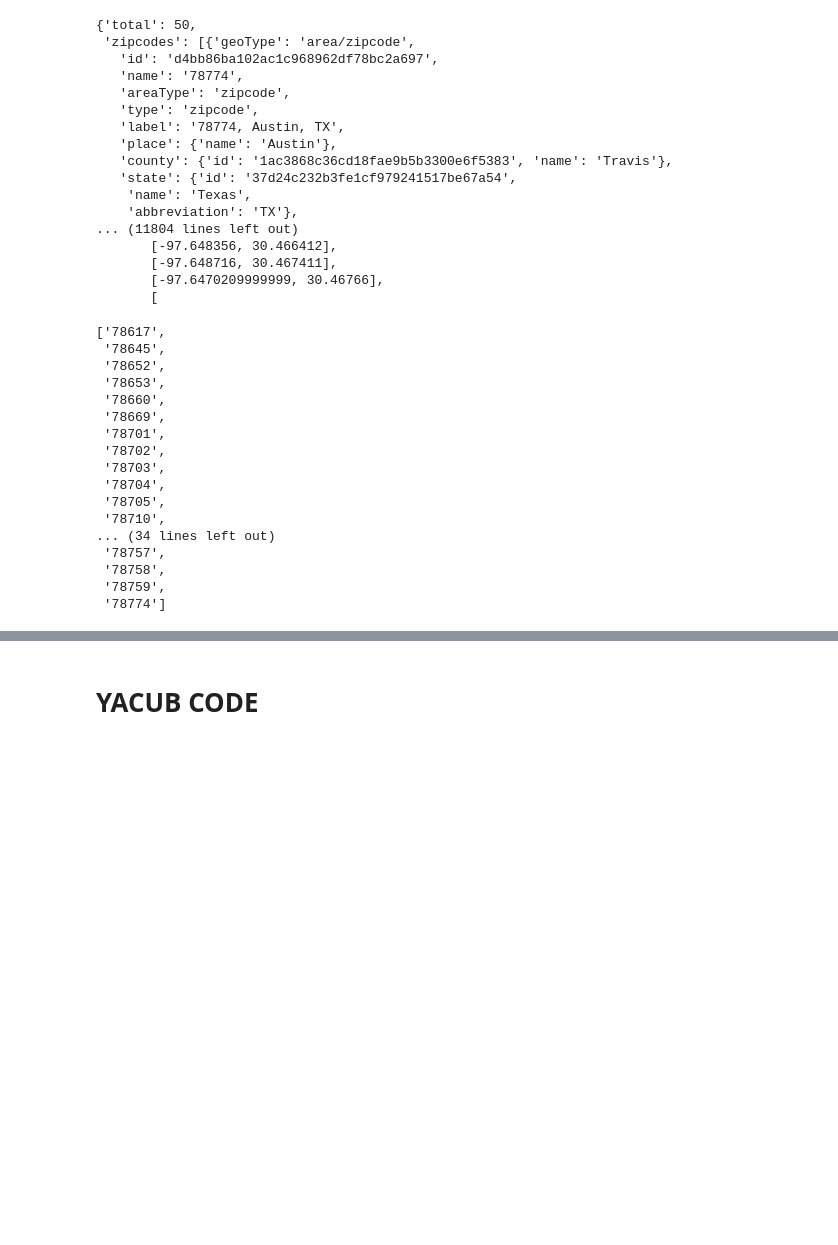
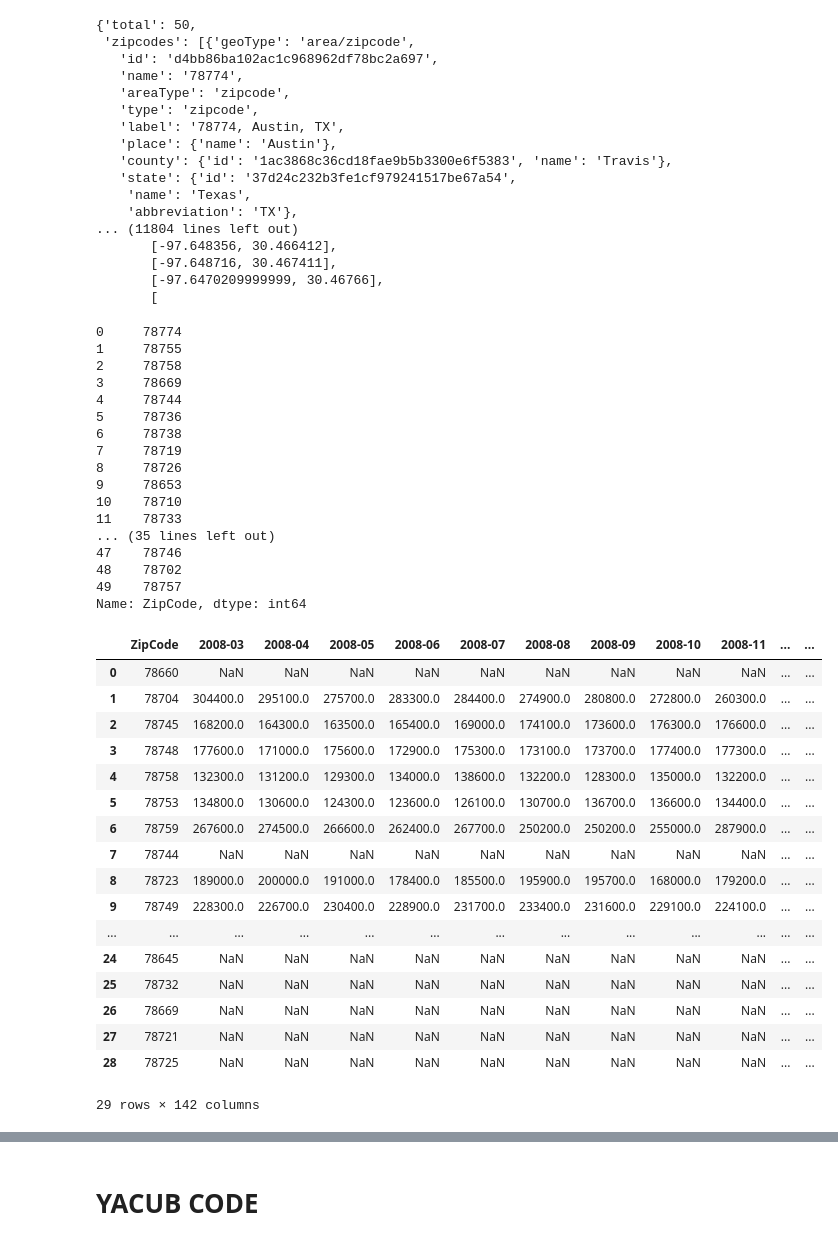
Before and after one commit to ybacoder/project-1, a Jupyter notebook: project_1.ipynb, the cells around one changed output, grey strips where cells are left out. Drawn from its saved outputs; the diff is of its cells as text; code cells hidden in the pictures; blank space fills up the shorter version.

```diff
--- a/project_1.ipynb
+++ b/project_1.ipynb
@@ -75,25 +79,54 @@ r.json()['result']
        [
 # %%
 # get zip code coord data
-n = {zipcode['name'] : zipcode['geometry']['coordinates'] for zipcode in r.json()['result']['zipcodes']} # zip codes and lat/long data
-# n = [zipcode['name'] for zipcode in r.json()['result']['zipcodes']] # only zip codes
-n.sort()
-n
+# n = {zipcode['name'] : zipcode['geometry']['coordinates'] for zipcode in r.json()['result']['zipcodes']} # zip codes and lat/long data
+zip_list = [int(zipcode['name']) for zipcode in r.json()['result']['zipcodes']] # only zip codes
+zip_list = pd.Series(zip_list)
+zip_list.name = "ZipCode"
+zip_list
 # %% [output]
-['78617',
- '78645',
- '78652',
- '78653',
- '78660',
- '78669',
- '78701',
- '78702',
- '78703',
- '78704',
- '78705',
- '78710',
-... (34 lines left out)
- '78757',
- '78758',
- '78759',
- '78774']
+0     78774
+1     78755
+2     78758
+3     78669
+4     78744
+5     78736
+6     78738
+7     78719
+8     78726
+9     78653
+10    78710
+11    78733
+... (35 lines left out)
+47    78746
+48    78702
+49    78757
+Name: ZipCode, dtype: int64
+# %%
+zillow_sale_price_csv = os.path.join("Data", "Sale_Prices_Zip.csv")
+zillow_df = pd.read_csv(zillow_sale_price_csv)\
+    .drop(columns=["RegionID", "StateName", "SizeRank"])\
+    .rename(columns={
+        "RegionName": "ZipCode"
+})
+zillow_df = pd.merge(zillow_df, zip_list, how="inner", on="ZipCode")
+zillow_df
+# %% [output]
+|  | ZipCode | 2008-03 | 2008-04 | 2008-05 | 2008-06 | 2008-07 | 2008-08 | 2008-09 | 2008-10 | 2008-11 | ... | ... |
+| 0 | 78660 | NaN | NaN | NaN | NaN | NaN | NaN | NaN | NaN | NaN | ... | ... |
+| 1 | 78704 | 304400.0 | 295100.0 | 275700.0 | 283300.0 | 284400.0 | 274900.0 | 280800.0 | 272800.0 | 260300.0 | ... | ... |
+| 2 | 78745 | 168200.0 | 164300.0 | 163500.0 | 165400.0 | 169000.0 | 174100.0 | 173600.0 | 176300.0 | 176600.0 | ... | ... |
+| 3 | 78748 | 177600.0 | 171000.0 | 175600.0 | 172900.0 | 175300.0 | 173100.0 | 173700.0 | 177400.0 | 177300.0 | ... | ... |
+| 4 | 78758 | 132300.0 | 131200.0 | 129300.0 | 134000.0 | 138600.0 | 132200.0 | 128300.0 | 135000.0 | 132200.0 | ... | ... |
+| 5 | 78753 | 134800.0 | 130600.0 | 124300.0 | 123600.0 | 126100.0 | 130700.0 | 136700.0 | 136600.0 | 134400.0 | ... | ... |
+| 6 | 78759 | 267600.0 | 274500.0 | 266600.0 | 262400.0 | 267700.0 | 250200.0 | 250200.0 | 255000.0 | 287900.0 | ... | ... |
+| 7 | 78744 | NaN | NaN | NaN | NaN | NaN | NaN | NaN | NaN | NaN | ... | ... |
+| 8 | 78723 | 189000.0 | 200000.0 | 191000.0 | 178400.0 | 185500.0 | 195900.0 | 195700.0 | 168000.0 | 179200.0 | ... | ... |
+| 9 | 78749 | 228300.0 | 226700.0 | 230400.0 | 228900.0 | 231700.0 | 233400.0 | 231600.0 | 229100.0 | 224100.0 | ... | ... |
+| ... | ... | ... | ... | ... | ... | ... | ... | ... | ... | ... | ... | ... |
+| 24 | 78645 | NaN | NaN | NaN | NaN | NaN | NaN | NaN | NaN | NaN | ... | ... |
+| 25 | 78732 | NaN | NaN | NaN | NaN | NaN | NaN | NaN | NaN | NaN | ... | ... |
+| 26 | 78669 | NaN | NaN | NaN | NaN | NaN | NaN | NaN | NaN | NaN | ... | ... |
+| 27 | 78721 | NaN | NaN | NaN | NaN | NaN | NaN | NaN | NaN | NaN | ... | ... |
+| 28 | 78725 | NaN | NaN | NaN | NaN | NaN | NaN | NaN | NaN | NaN | ... | ... |
+29 rows × 142 columns
```
Also changed, not shown: parts of 2 cells of this notebook.
